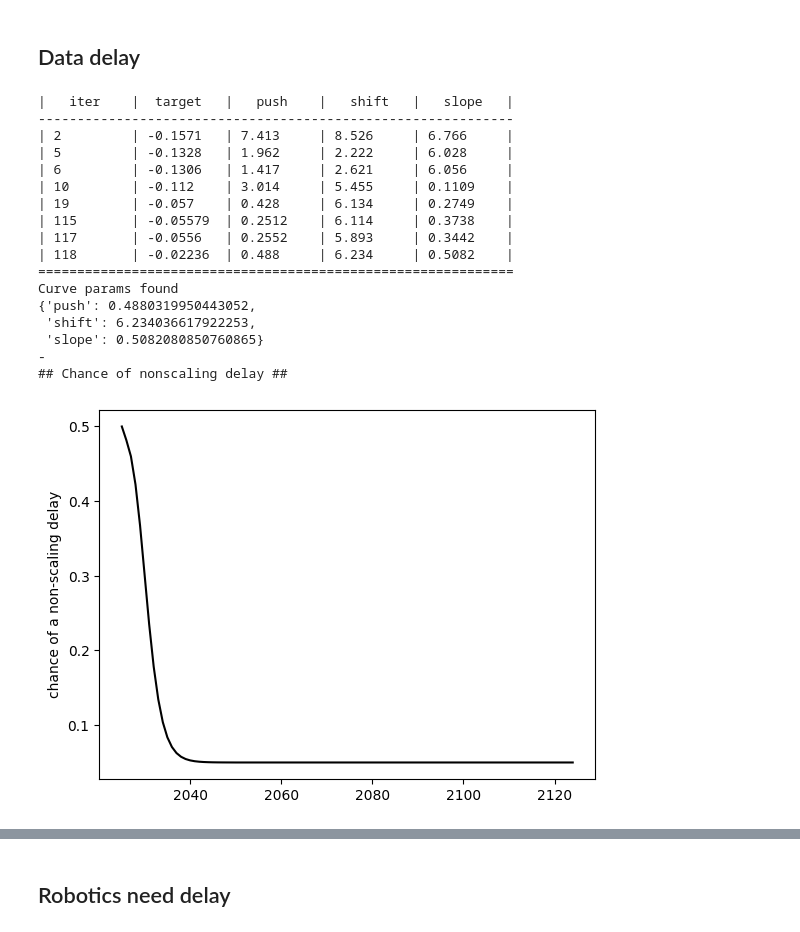
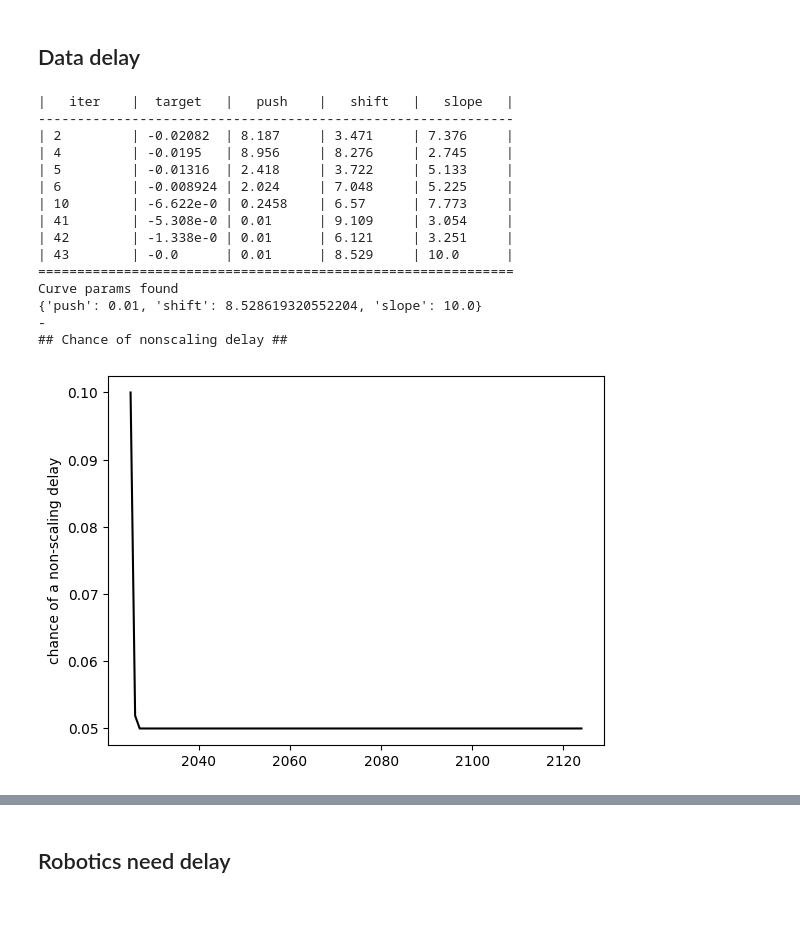
Before and after one commit to rethinkpriorities/future-assessment-model, a Jupyter notebook: (3B) Nonscaling Delay Curve.ipynb, the cells around one changed output, grey strips where cells are left out. Saved outputs shown, nothing was run; the diff lists cells and outputs as text; code cells hidden in the pictures.

Commit message:
use 2025, adjust downward infra+data+algo issues

```diff
--- a/(3B) Nonscaling Delay Curve.ipynb
+++ b/(3B) Nonscaling Delay Curve.ipynb
@@ -18,7 +18,7 @@ Loaded
 # %% [markdown]
 ## Algorithms/insights delay
 # %%
-nonscaling_points = [(2024, 0.2),
+nonscaling_points = [(2025, 0.2),
                      (2027, 0.15),
                      (2030, 0.1),
                      (2050, 0.05)]
@@ -65,13 +67,12 @@ Year: 2045 - chance of a nonscaling delay if TAI compute needs are otherwise met
 # %%
 # https://twitter.com/ohlennart/status/1645058017119854592
 # https://asteriskmag.com/issues/03/the-transistor-cliff
-nonscaling_points = [(2024, 0.9),
-                     (2027, 0.6),
-                     (2030, 0.4),
-                     (2040, 0.2),
-                     (2050, 0.1)]
+nonscaling_points = [(2025, 0.3),
+                     (2027, 0.2),
+                     (2030, 0.1),
+                     (2040, 0.05)]
 p_nonscaling_delay = derive_nonscaling_delay_curve(nonscaling_points)
-delays['infra'] = {'prob': p_nonscaling_delay, 'length': sq.lognorm(3, 15)}
+delays['infra'] = {'prob': p_nonscaling_delay, 'length': sq.mixture([[0.9, sq.lognorm(1, 5)], [0.1, sq.lognorm(2, 20)]])}
 plot_nonscaling_delay(plt, years, p_nonscaling_delay)
 print('-')
 pprint(sq.get_percentiles(delays['infra']['length'] @ 1000, digits=0))
@@ -113,32 +115,27 @@ Year: 2045 - chance of a nonscaling delay if TAI compute needs are otherwise met
 # %% [markdown]
 ## Data delay
 # %%
-nonscaling_points = [(2024, 0.5),
-                     (2027, 0.4),
-                     (2030, 0.3),
-                     (2040, 0.1),
-                     (2050, 0.05)]
+nonscaling_points = [(2025, 0.1),
+                     (2030, 0.05)]
 p_nonscaling_delay = derive_nonscaling_delay_curve(nonscaling_points)
-delays['data'] = {'prob': p_nonscaling_delay, 'length': sq.mixture([[0.9, sq.lognorm(1, 8)], [0.1, sq.lognorm(3, 10)]])}
+delays['data'] = {'prob': p_nonscaling_delay, 'length': sq.mixture([[0.9, sq.lognorm(1, 5)], [0.1, sq.lognorm(2, 20)]])}
 plot_nonscaling_delay(plt, years, p_nonscaling_delay)
 print('-')
 pprint(sq.get_percentiles(delays['data']['length'] @ 1000, digits=0))
 # %% [output]
 |   iter    |  target   |   push    |   shift   |   slope   |
 -------------------------------------------------------------
-| 2         | -0.1571   | 7.413     | 8.526     | 6.766     |
-| 5         | -0.1328   | 1.962     | 2.222     | 6.028     |
-| 6         | -0.1306   | 1.417     | 2.621     | 6.056     |
-| 10        | -0.112    | 3.014     | 5.455     | 0.1109    |
-| 19        | -0.057    | 0.428     | 6.134     | 0.2749    |
-| 115       | -0.05579  | 0.2512    | 6.114     | 0.3738    |
-| 117       | -0.0556   | 0.2552    | 5.893     | 0.3442    |
-| 118       | -0.02236  | 0.488     | 6.234     | 0.5082    |
+| 2         | -0.02082  | 8.187     | 3.471     | 7.376     |
+| 4         | -0.0195   | 8.956     | 8.276     | 2.745     |
+| 5         | -0.01316  | 2.418     | 3.722     | 5.133     |
+| 6         | -0.008924 | 2.024     | 7.048     | 5.225     |
+| 10        | -6.622e-0 | 0.2458    | 6.57      | 7.773     |
+| 41        | -5.308e-0 | 0.01      | 9.109     | 3.054     |
+| 42        | -1.338e-0 | 0.01      | 6.121     | 3.251     |
+| 43        | -0.0      | 0.01      | 8.529     | 10.0      |
 =============================================================
 Curve params found
-{'push': 0.4880319950443052,
- 'shift': 6.234036617922253,
- 'slope': 0.5082080850760865}
+{'push': 0.01, 'shift': 8.528619320552204, 'slope': 10.0}
 -
 ## Chance of nonscaling delay ##
-[figure, old version]
+[figure, new version]
```
Also changed, not shown: parts of 4 cells of this notebook.
